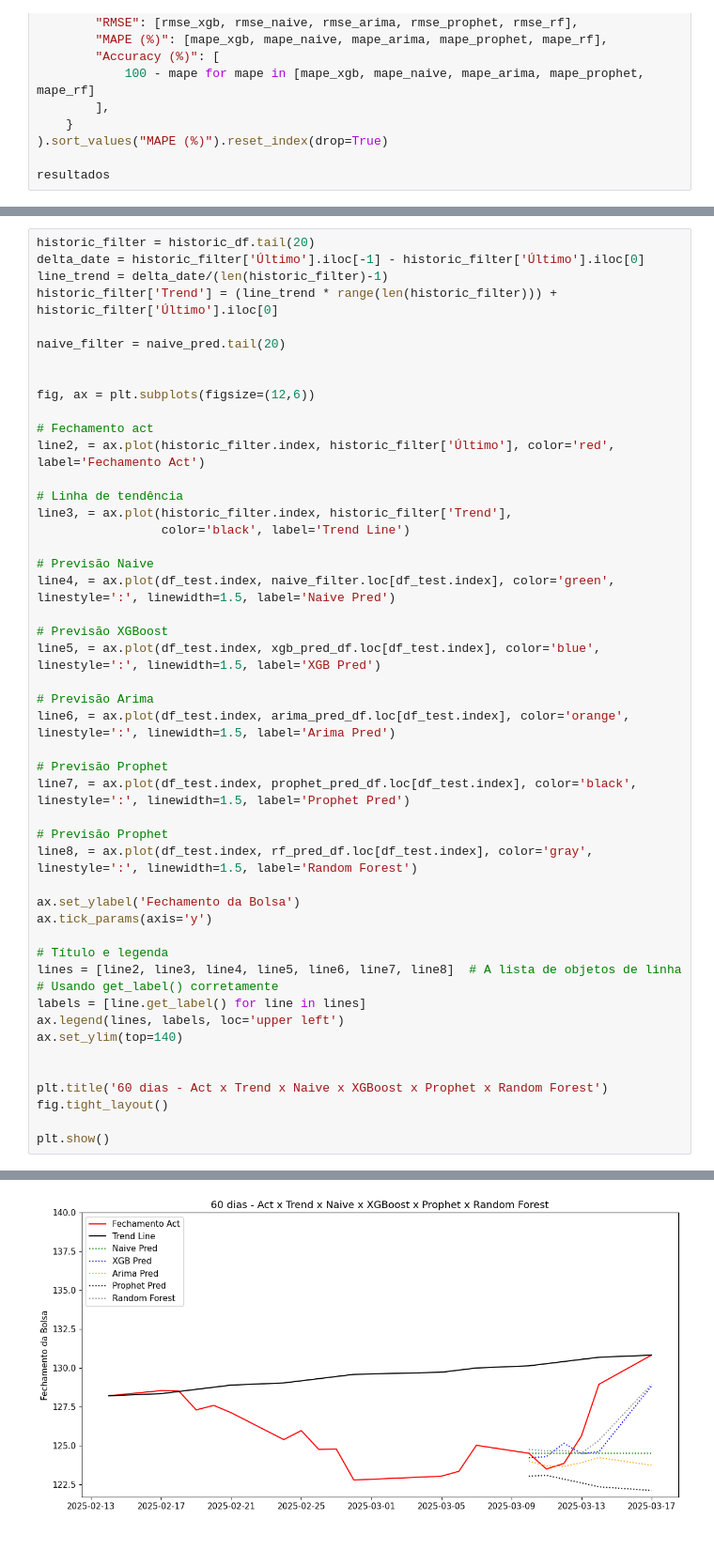
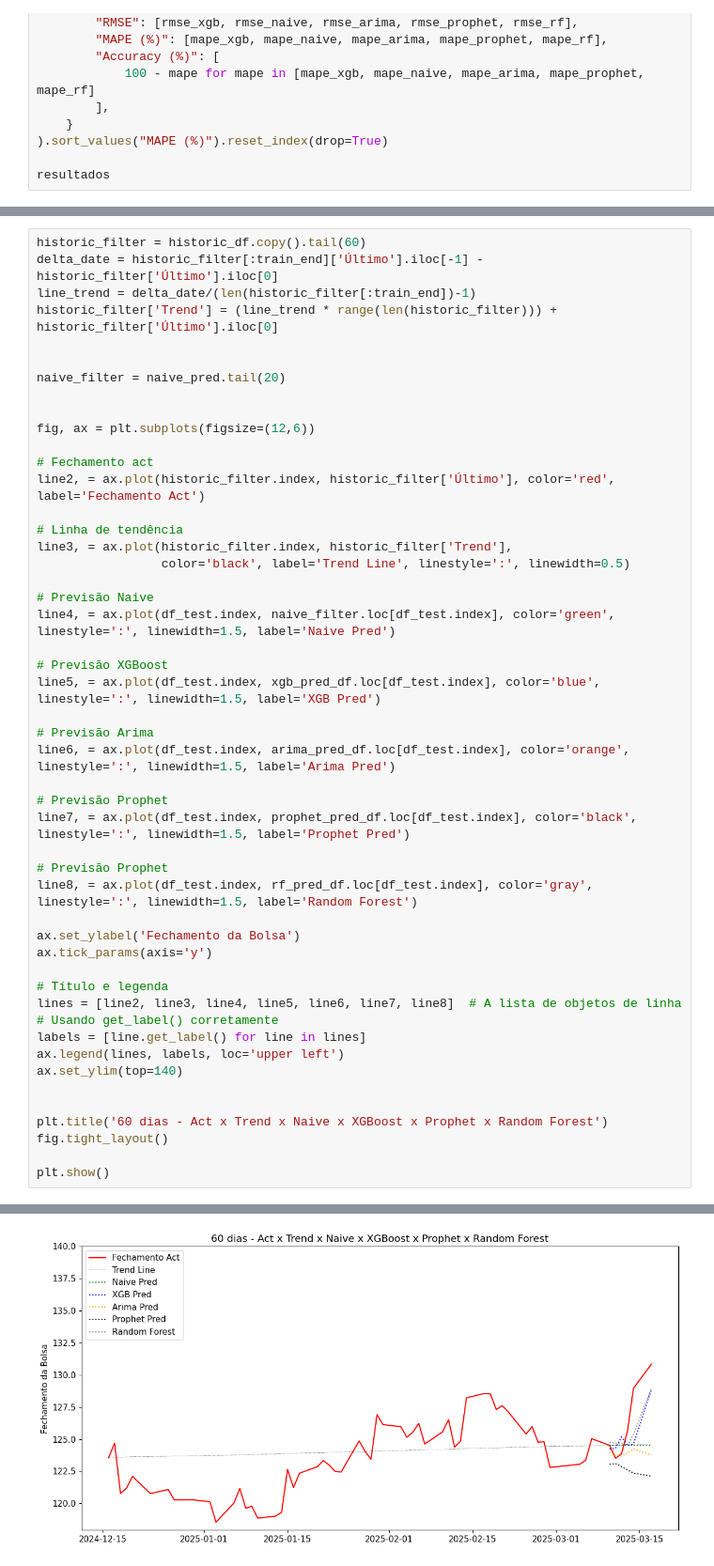
Before and after one commit to luishrufino/previsao_ibovespa, a Jupyter notebook: Machine Code.ipynb, the cells around one changed output, grey strips where cells are left out. Shown at 94% size. Cells and saved outputs as stored; diff of their text form.

```diff
--- a/Machine Code.ipynb
+++ b/Machine Code.ipynb
@@ -327,8 +339,9 @@ resultados
 # %%
-historic_filter = historic_df.tail(20)
-delta_date = historic_filter['Último'].iloc[-1] - historic_filter['Último'].iloc[0]
-line_trend = delta_date/(len(historic_filter)-1)
+historic_filter = historic_df.copy().tail(60)
+delta_date = historic_filter[:train_end]['Último'].iloc[-1] - historic_filter['Último'].iloc[0]
+line_trend = delta_date/(len(historic_filter[:train_end])-1)
 historic_filter['Trend'] = (line_trend * range(len(historic_filter))) + historic_filter['Último'].iloc[0]
+
 
 naive_filter = naive_pred.tail(20)
 
@@ -340,7 +353,7 @@ line2, = ax.plot(historic_filter.index, historic_filter['Último'], color='red',
 
 # Linha de tendência
 line3, = ax.plot(historic_filter.index, historic_filter['Trend'],
-                 color='black', label='Trend Line')
+                 color='black', label='Trend Line', linestyle=':', linewidth=0.5)
 
 # Previsão Naive
 line4, = ax.plot(df_test.index, naive_filter.loc[df_test.index], color='green', linestyle=':', linewidth=1.5, label='Naive Pred')
@@ -381 +389 @@ See the caveats in the documentation: https://pandas.pydata.org/pandas-docs/stab
-[figure, old version]
+[figure, new version]
```
Also changed, not shown: parts of 28 cells of this notebook.
